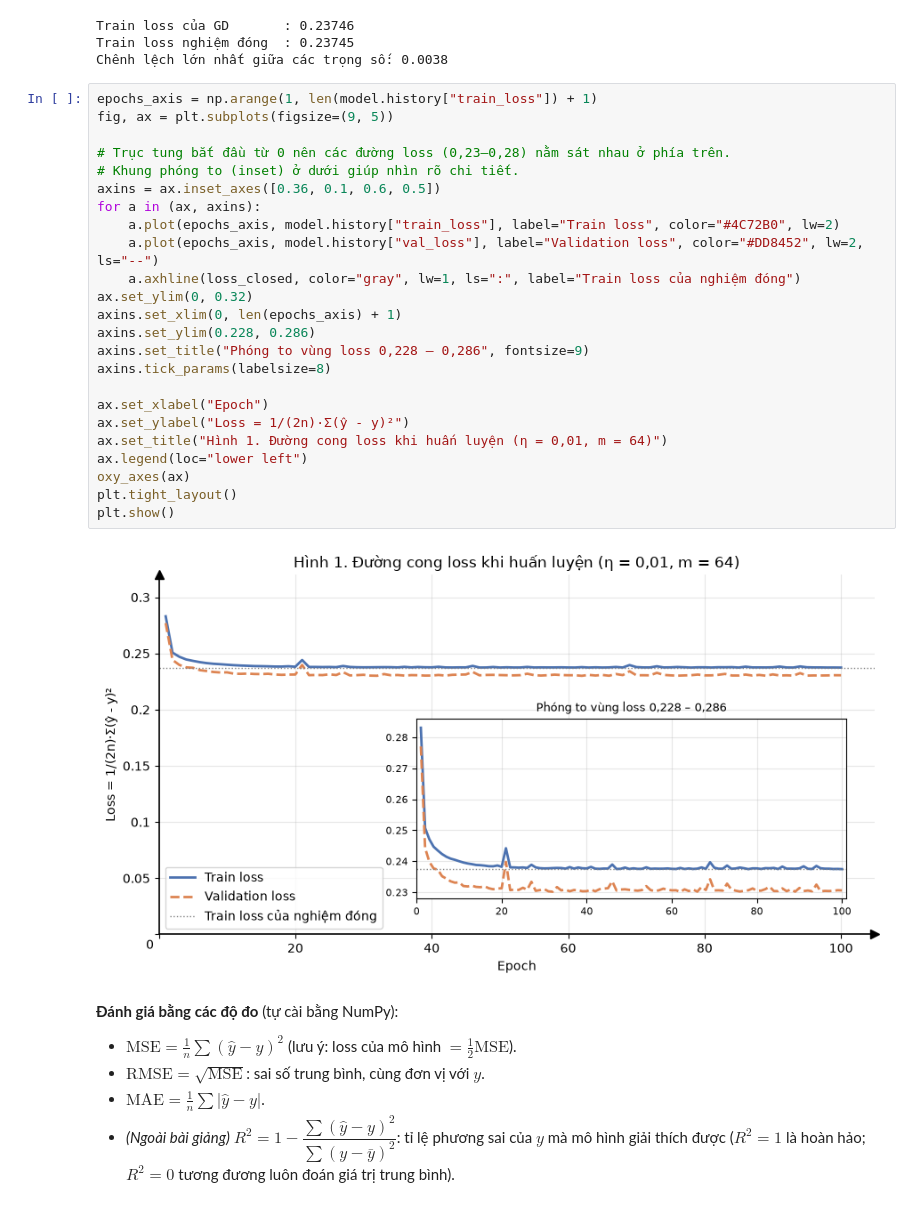
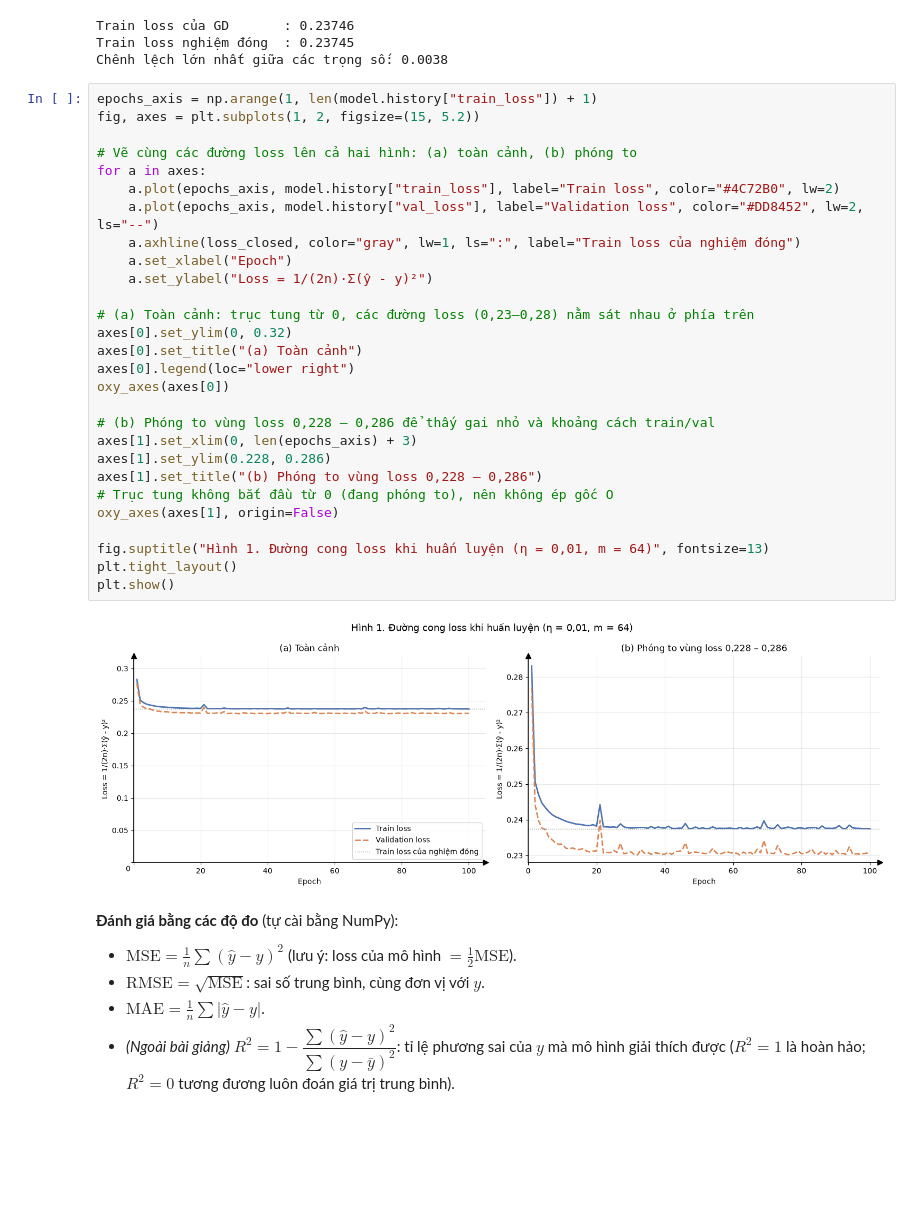
Before and after one commit to ledanhquan36/17A1_KHDL, a Jupyter notebook: BaiTap_Tuan2_LinearRegression.ipynb, the cells around one changed output. Saved outputs shown, nothing was run; the diff lists cells and outputs as text; blank space fills up the shorter version.

```diff
--- a/BaiTap_Tuan2_LinearRegression.ipynb
+++ b/BaiTap_Tuan2_LinearRegression.ipynb
@@ -707,30 +707,34 @@ Train loss nghiệm đóng  : 0.23745
 Chênh lệch lớn nhất giữa các trọng số: 0.0038
 # %%
 epochs_axis = np.arange(1, len(model.history["train_loss"]) + 1)
-fig, ax = plt.subplots(figsize=(9, 5))
+fig, axes = plt.subplots(1, 2, figsize=(15, 5.2))
 
-# Trục tung bắt đầu từ 0 nên các đường loss (0,23–0,28) nằm sát nhau ở phía trên.
-# Khung phóng to (inset) ở dưới giúp nhìn rõ chi tiết.
-axins = ax.inset_axes([0.36, 0.1, 0.6, 0.5])
-for a in (ax, axins):
+# Vẽ cùng các đường loss lên cả hai hình: (a) toàn cảnh, (b) phóng to
+for a in axes:
     a.plot(epochs_axis, model.history["train_loss"], label="Train loss", color="#4C72B0", lw=2)
     a.plot(epochs_axis, model.history["val_loss"], label="Validation loss", color="#DD8452", lw=2, ls="--")
     a.axhline(loss_closed, color="gray", lw=1, ls=":", label="Train loss của nghiệm đóng")
-ax.set_ylim(0, 0.32)
-axins.set_xlim(0, len(epochs_axis) + 1)
-axins.set_ylim(0.228, 0.286)
-axins.set_title("Phóng to vùng loss 0,228 – 0,286", fontsize=9)
-axins.tick_params(labelsize=8)
+    a.set_xlabel("Epoch")
+    a.set_ylabel("Loss = 1/(2n)·Σ(ŷ - y)²")
 
-ax.set_xlabel("Epoch")
-ax.set_ylabel("Loss = 1/(2n)·Σ(ŷ - y)²")
-ax.set_title("Hình 1. Đường cong loss khi huấn luyện (η = 0,01, m = 64)")
-ax.legend(loc="lower left")
-oxy_axes(ax)
+# (a) Toàn cảnh: trục tung từ 0, các đường loss (0,23–0,28) nằm sát nhau ở phía trên
+axes[0].set_ylim(0, 0.32)
+axes[0].set_title("(a) Toàn cảnh")
+axes[0].legend(loc="lower right")
+oxy_axes(axes[0])
+
+# (b) Phóng to vùng loss 0,228 – 0,286 để thấy gai nhỏ và khoảng cách train/val
+axes[1].set_xlim(0, len(epochs_axis) + 3)
+axes[1].set_ylim(0.228, 0.286)
+axes[1].set_title("(b) Phóng to vùng loss 0,228 – 0,286")
+# Trục tung không bắt đầu từ 0 (đang phóng to), nên không ép gốc O
+oxy_axes(axes[1], origin=False)
+
+fig.suptitle("Hình 1. Đường cong loss khi huấn luyện (η = 0,01, m = 64)", fontsize=13)
 plt.tight_layout()
 plt.show()
 # %% [output]
-[figure, old version]
+[figure, new version]
 # %% [markdown]
 **Đánh giá bằng các độ đo** (tự cài bằng NumPy):
 
```
Also changed, not shown: parts of 2 cells of this notebook.
